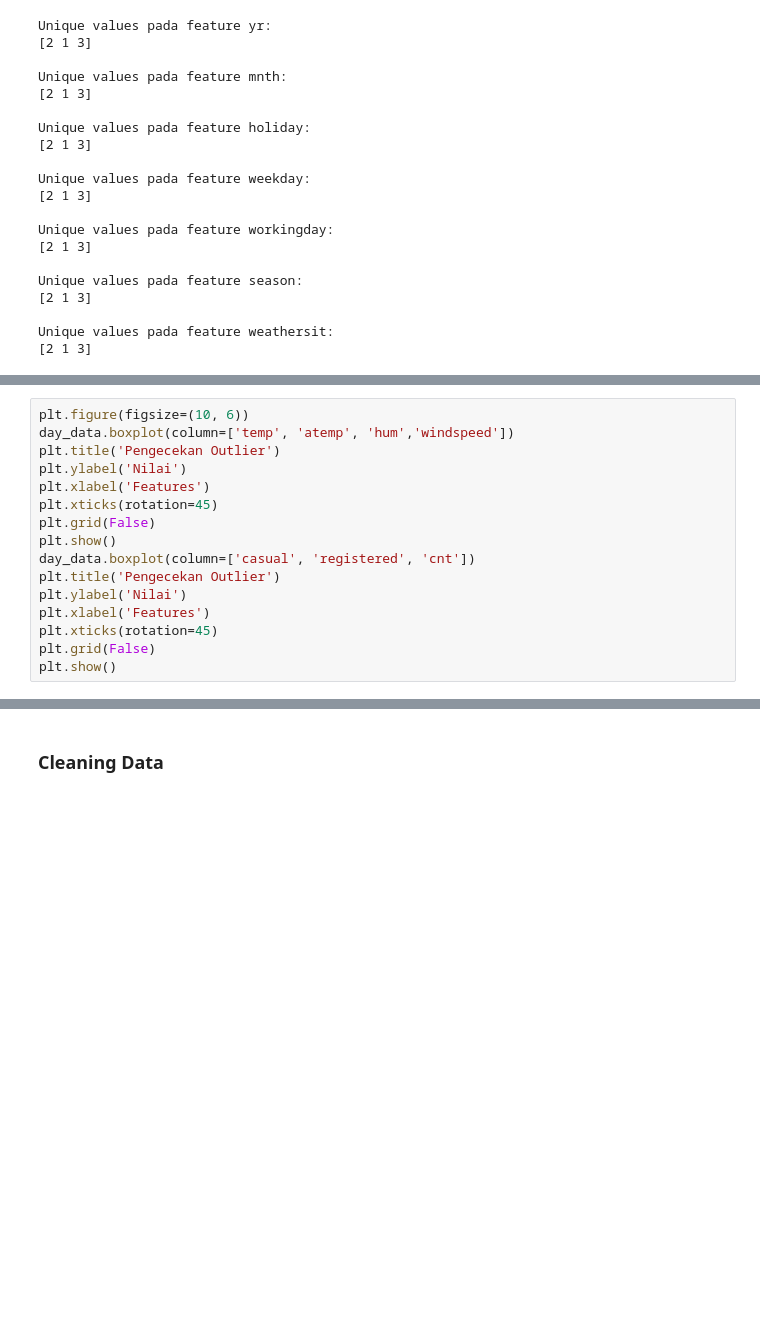
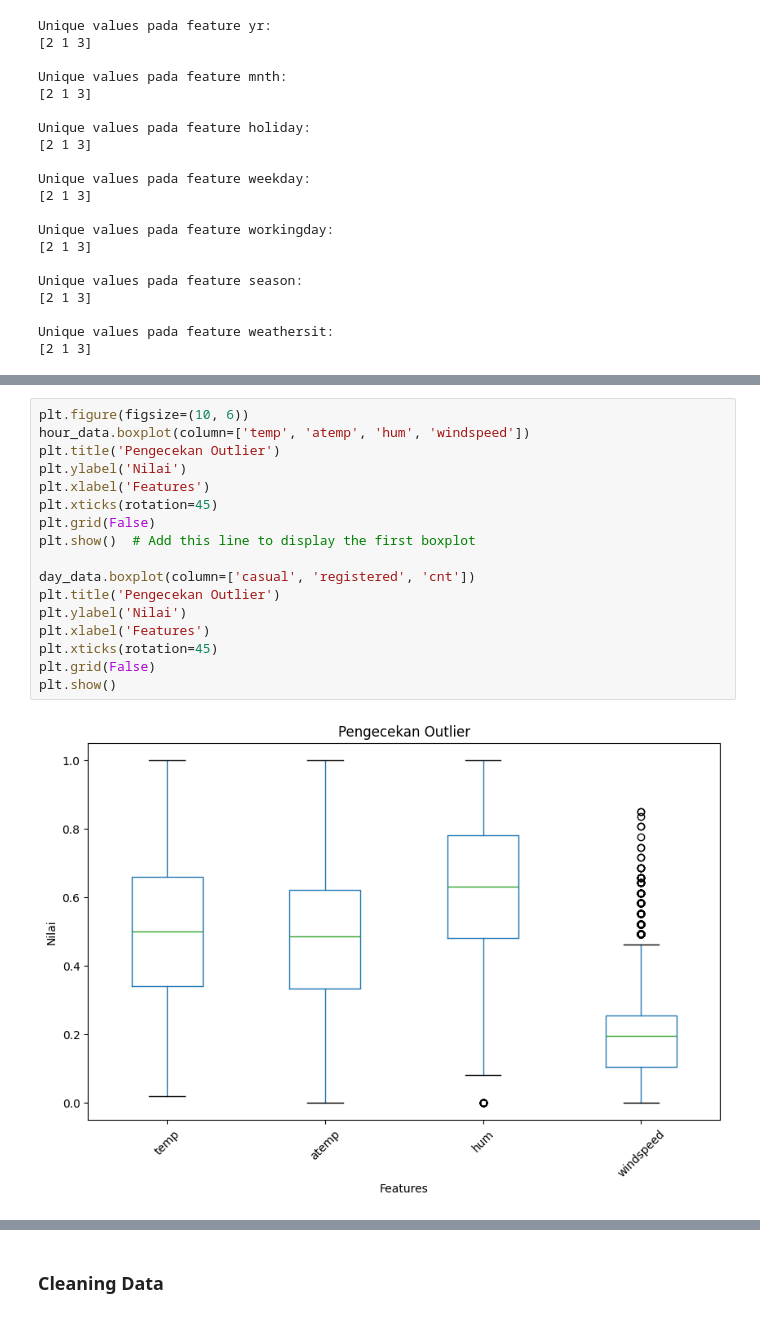
Before and after one commit to RaAuthentic/Dicoding-Submission, a Jupyter notebook: SubmissionDicodingBelajarAnalisisDatadenganPython/Proyek_Analisis_Data.ipynb, the cells around one changed output, grey strips where cells are left out. Saved outputs shown, nothing was run; the diff lists cells and outputs as text; blank space fills up the shorter version.

```diff
--- a/SubmissionDicodingBelajarAnalisisDatadenganPython/Proyek_Analisis_Data.ipynb
+++ b/SubmissionDicodingBelajarAnalisisDatadenganPython/Proyek_Analisis_Data.ipynb
@@ -311,16 +310,19 @@ ValueError: 'lightgr' is not a valid value for color
 # %%
 plt.figure(figsize=(10, 6))
-day_data.boxplot(column=['temp', 'atemp', 'hum','windspeed'])
+hour_data.boxplot(column=['temp', 'atemp', 'hum', 'windspeed'])
 plt.title('Pengecekan Outlier')
 plt.ylabel('Nilai')
 plt.xlabel('Features')
 plt.xticks(rotation=45)
 plt.grid(False)
-plt.show()
+plt.show()  # Add this line to display the first boxplot
+
 day_data.boxplot(column=['casual', 'registered', 'cnt'])
 plt.title('Pengecekan Outlier')
 plt.ylabel('Nilai')
 plt.xlabel('Features')
 plt.xticks(rotation=45)
 plt.grid(False)
 plt.show()
+# %% [output]
+[figure, added]
```
Also changed, not shown: parts of 4 cells of this notebook.
